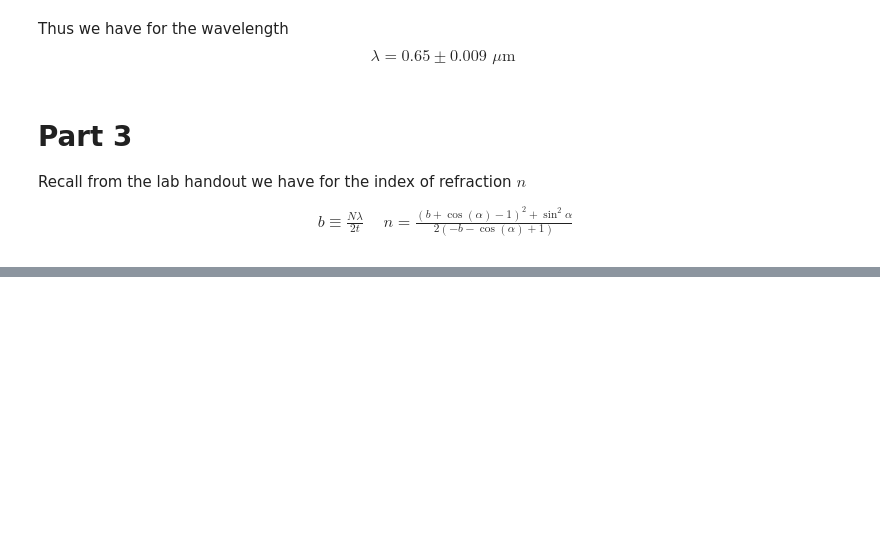
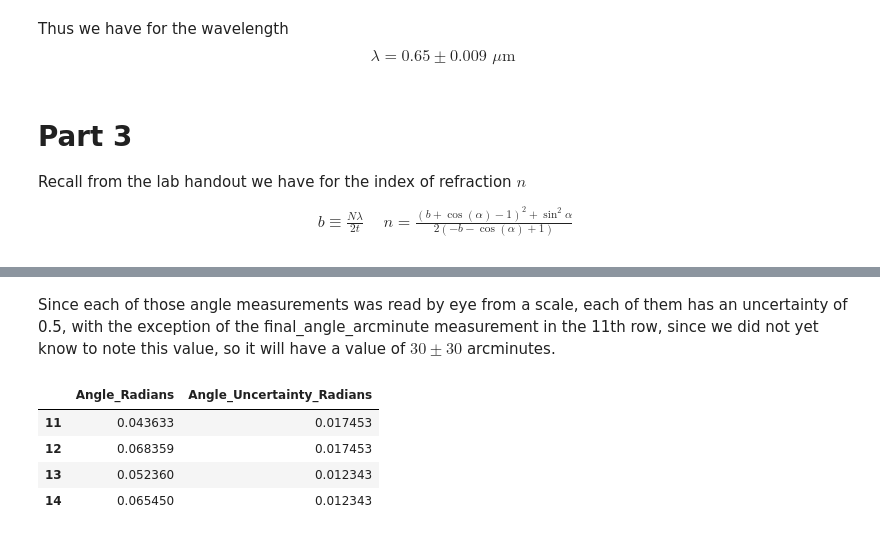
Before and after one commit to MarcosP7635/Ay105, a Jupyter notebook: lab3.ipynb, the cells around one changed output, grey strips where cells are left out. Cells and saved outputs as stored; diff of their text form; code cells hidden in the pictures; blank space fills up the shorter version.

```diff
--- a/lab3.ipynb
+++ b/lab3.ipynb
@@ -208 +232,29 @@ part3_df
+# %% [markdown]
+Since each of those angle measurements was read by eye from a scale, each of them has an uncertainty of 0.5, with the exception of the final_angle_arcminute measurement in the 11th row, since we did not yet know to note this value, so it will have a value of $30\pm30$ arcminutes.
+# %%
+fun = pi * ((a+(b/60)) - (c+(d/60))) / 180
+angle_expct_arr = []
+angle_unc_arr = []
+for row in part3_df.index:
+    prelim_unc_angle_arr = [.5, .5, .5, .5]
+    if row==11 or row==12:
+        prelim_unc_angle_arr = [.5, 30, .5, 30]
+    ref_angle_deg, ref_angle_arcmin = [float(x) for x in part3_df.loc[row,
+                                            "Ref_angle_deg_arcmin"].split(",")]
+    end_angle_deg = float(part3_df.loc[row, "final_angle_deg"])
+    end_angle_arcmin = float(part3_df.loc[row, "final_angle_arcmin"])
+    angle_expct, angle_unc= general_with_arrays(
+        [end_angle_deg, end_angle_arcmin, ref_angle_deg, ref_angle_arcmin],
+        prelim_unc_angle_arr, fun)
+    angle_expct_arr.append(angle_expct)
+    angle_unc_arr.append(angle_unc)
+part3_df["Angle_Radians"] = angle_expct_arr
+part3_df["Angle_Uncertainty_Radians"] = angle_unc_arr
+part3_df.iloc[:,-2:]
+# %% [output]
+|  | Angle_Radians | Angle_Uncertainty_Radians |
+| 11 | 0.043633 | 0.017453 |
+| 12 | 0.068359 | 0.017453 |
+| 13 | 0.052360 | 0.012343 |
+| 14 | 0.065450 | 0.012343 |
 # %%
```
Also changed, not shown: parts of 15 cells of this notebook, 1 other file.
